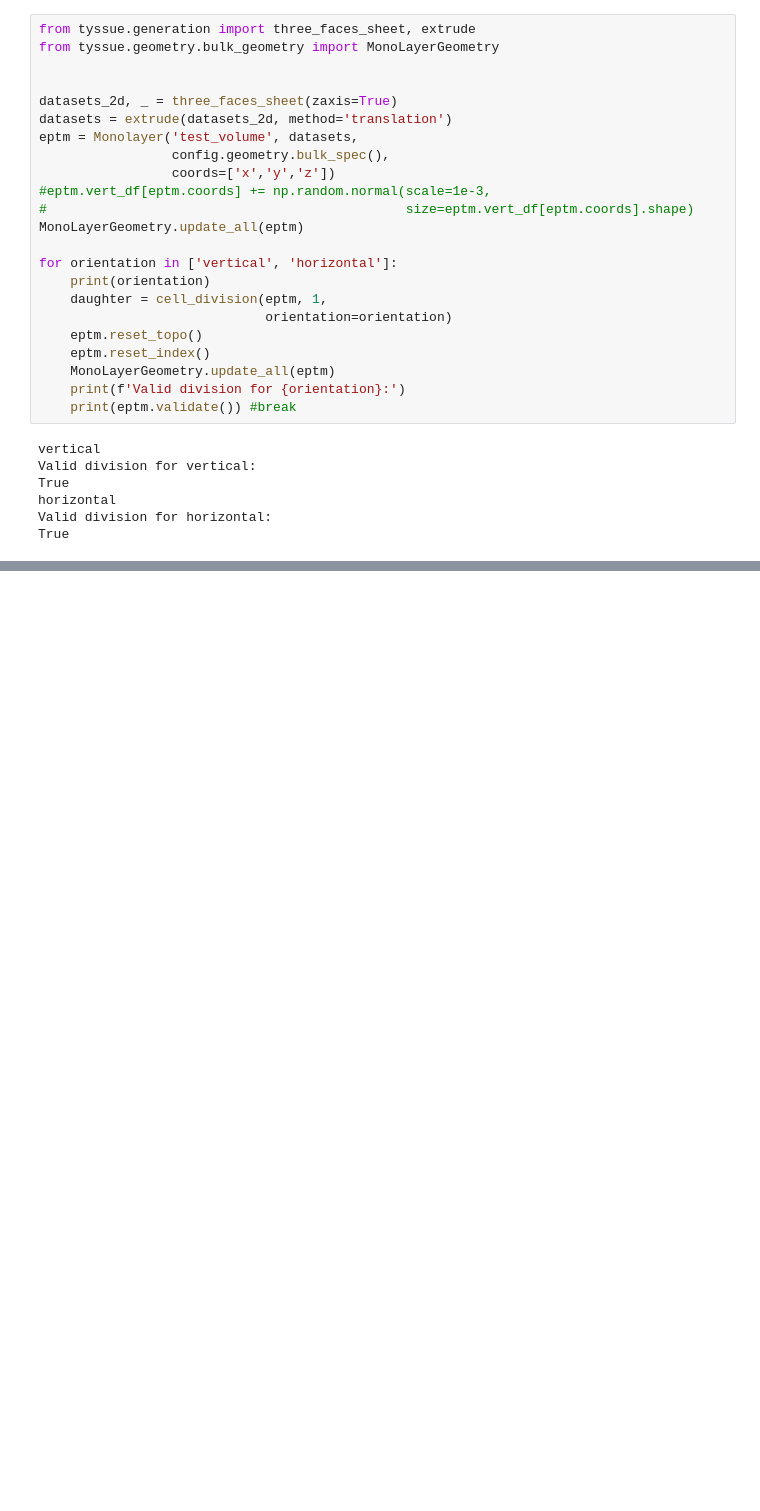
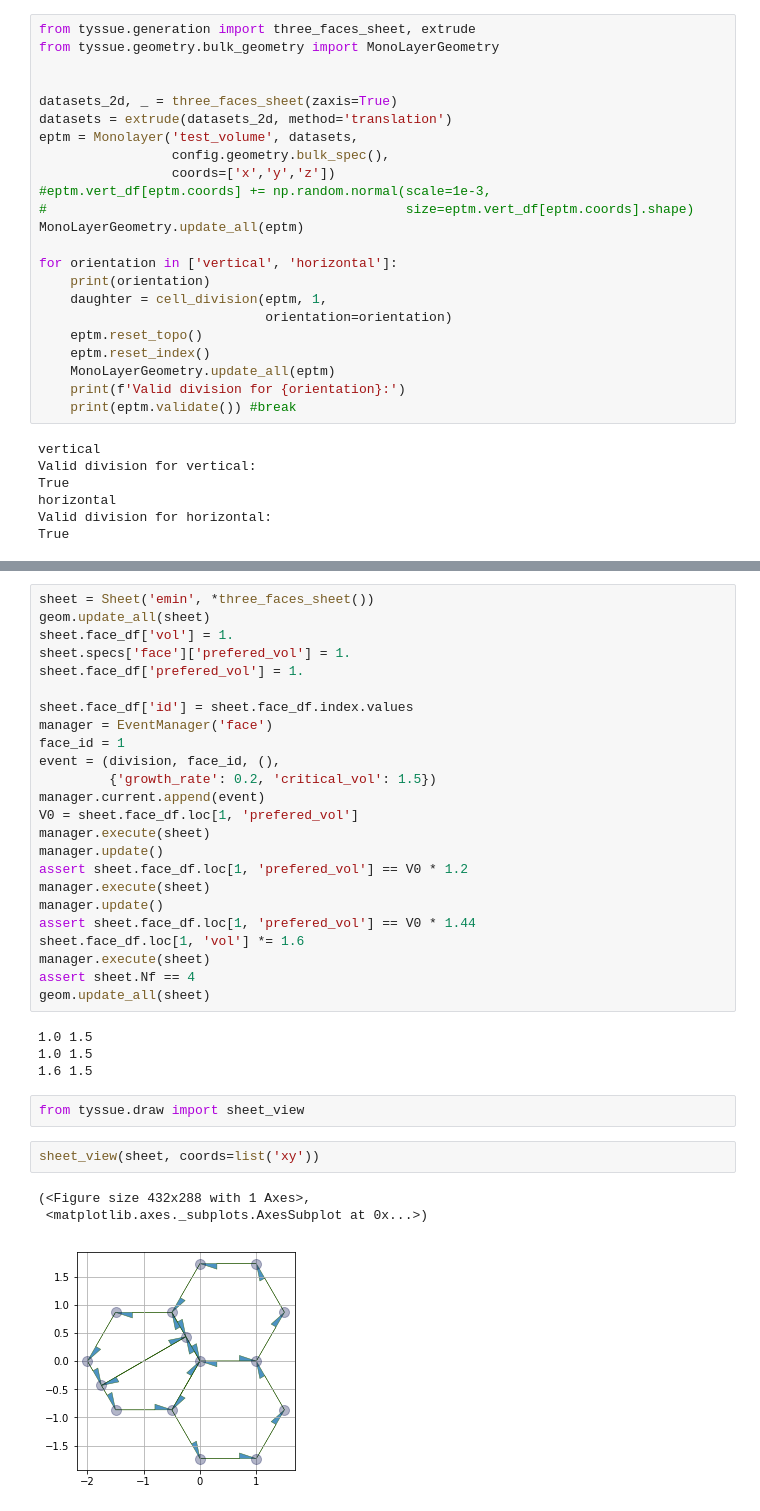
Before and after one commit to DamCB/tyssue-demo, a Jupyter notebook: Cell_Division.ipynb, the cells around one changed output, grey strips where cells are left out. Cells and saved outputs as stored; diff of their text form; blank space fills up the shorter version.

```diff
--- a/Cell_Division.ipynb
+++ b/Cell_Division.ipynb
@@ -205,0 +227,36 @@ True
+# %%
+sheet = Sheet('emin', *three_faces_sheet())
+geom.update_all(sheet)
+sheet.face_df['vol'] = 1.
+sheet.specs['face']['prefered_vol'] = 1.
+sheet.face_df['prefered_vol'] = 1.
+
+sheet.face_df['id'] = sheet.face_df.index.values
+manager = EventManager('face')
+face_id = 1
+event = (division, face_id, (),
+         {'growth_rate': 0.2, 'critical_vol': 1.5})
+manager.current.append(event)
+V0 = sheet.face_df.loc[1, 'prefered_vol']
+manager.execute(sheet)
+manager.update()
+assert sheet.face_df.loc[1, 'prefered_vol'] == V0 * 1.2
+manager.execute(sheet)
+manager.update()
+assert sheet.face_df.loc[1, 'prefered_vol'] == V0 * 1.44
+sheet.face_df.loc[1, 'vol'] *= 1.6
+manager.execute(sheet)
+assert sheet.Nf == 4
+geom.update_all(sheet)
+# %% [output]
+1.0 1.5
+1.0 1.5
+1.6 1.5
+# %%
+from tyssue.draw import sheet_view
+# %%
+sheet_view(sheet, coords=list('xy'))
+# %% [output]
+(<Figure size 432x288 with 1 Axes>,
+ <matplotlib.axes._subplots.AxesSubplot at 0x...>)
+[figure, added]
```
Also changed, not shown: parts of 1 cell of this notebook, 4 other files.
